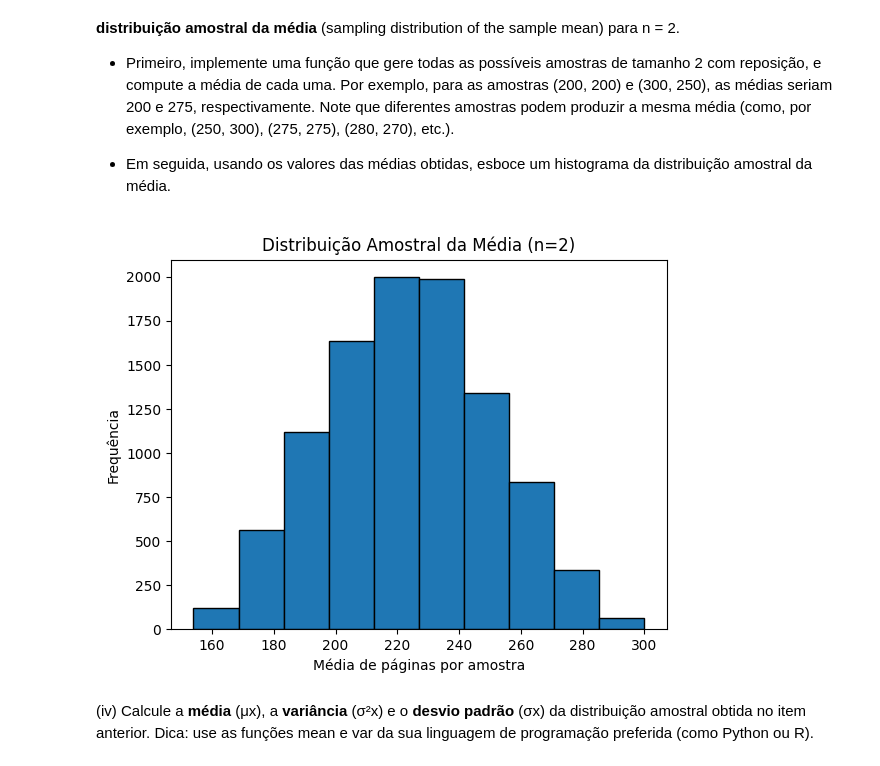
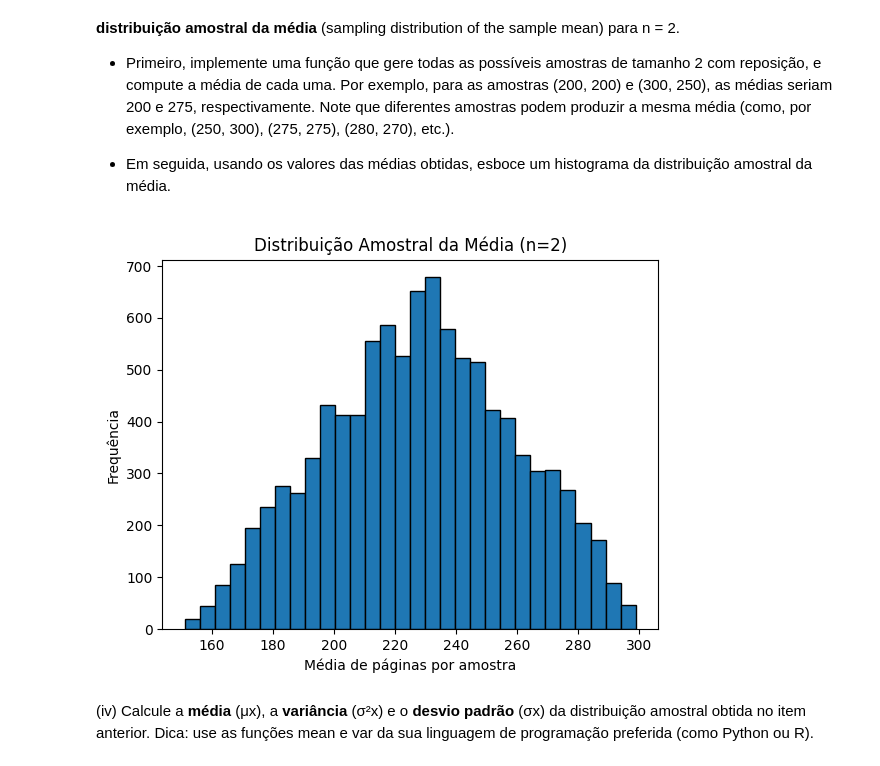
Before and after one commit to stepsbtw/Statistical-Inference, a Jupyter notebook: GCC1625_T1_CAIO_PASSOS_TORKST_FERREIRA.ipynb, the cells around one changed output. Saved outputs shown, nothing was run; the diff lists cells and outputs as text; code cells hidden in the pictures.

```diff
--- a/GCC1625_T1_CAIO_PASSOS_TORKST_FERREIRA.ipynb
+++ b/GCC1625_T1_CAIO_PASSOS_TORKST_FERREIRA.ipynb
@@ -48,23 +48,23 @@ Desvio Padrão Populacional : σ = 43.58898943540674
 # %%
 import itertools
 
 sample_size = 2
 
 # distribuicao amostral teorica
 def sampling_means(population):
   # samples =
   samples = list(itertools.product(population, repeat=2)) # n^2
   return [(x1 + x2)/2 for x1, x2 in samples]
 
 sample_means = sampling_means(population_pages)
 
-plt.hist(sample_means, edgecolor="black")
+plt.hist(sample_means, edgecolor="black",bins=30)
 plt.title("Distribuição Amostral da Média (n=2)")
 plt.xlabel("Média de páginas por amostra")
 plt.ylabel("Frequência")
 plt.show()
 # %% [output]
-[figure, old version]
+[figure, new version]
 # %% [markdown]
 (iv) Calcule a **média** (μx), a **variância** (σ²x) e o **desvio padrão** (σx) da
 distribuição amostral obtida no item anterior.
```
Also changed, not shown: parts of 24 cells of this notebook.
